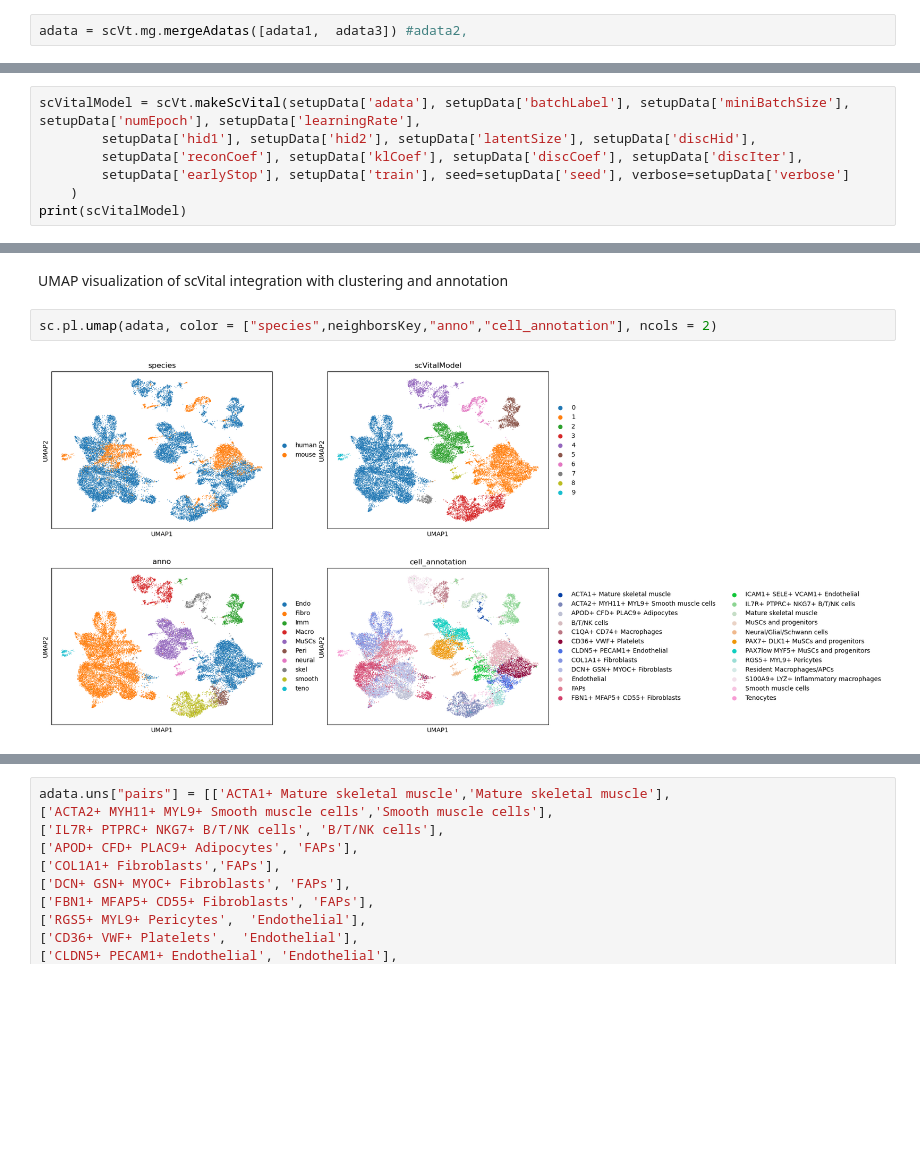
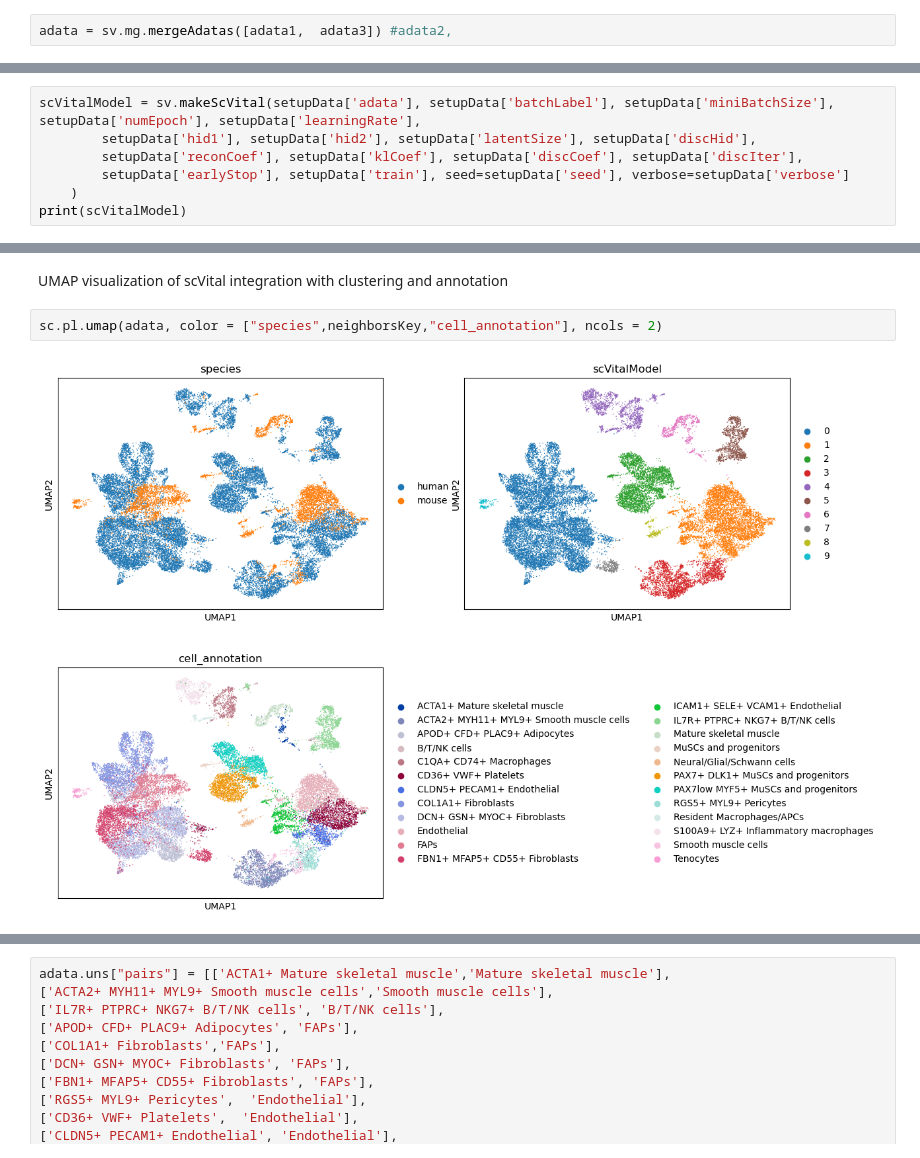
Before and after one commit to j-rub/scVital, a Jupyter notebook: vignettes/tutorial.ipynb, the cells around one changed output, grey strips where cells are left out. Drawn from its saved outputs; the diff is of its cells as text; blank space fills up the shorter version.

```diff
--- a/vignettes/tutorial.ipynb
+++ b/vignettes/tutorial.ipynb
@@ -44,4 +81,4 @@ merge adata objects with scVital.mg
 # %%
-adata = scVt.mg.mergeAdatas([adata1,  adata3]) #adata2,
+adata = sv.mg.mergeAdatas([adata1,  adata3]) #adata2,
 # %% [markdown]
 ## Find Highly Variable Genes
@@ -111,5 +170,5 @@ create the scVital model with the input adata
 # %%
-scVitalModel = scVt.makeScVital(setupData['adata'], setupData['batchLabel'], setupData['miniBatchSize'], setupData['numEpoch'], setupData['learningRate'],
+scVitalModel = sv.makeScVital(setupData['adata'], setupData['batchLabel'], setupData['miniBatchSize'], setupData['numEpoch'], setupData['learningRate'],
         setupData['hid1'], setupData['hid2'], setupData['latentSize'], setupData['discHid'],
         setupData['reconCoef'], setupData['klCoef'], setupData['discCoef'], setupData['discIter'],
         setupData['earlyStop'], setupData['train'], seed=setupData['seed'], verbose=setupData['verbose']
@@ -226,6 +282,6 @@ adata.obs["anno"]=pd.Categorical([ct if pd.isna(ct) else annoDict[ct] for ct in
 # %% [markdown]
 UMAP visualization of scVital integration with clustering and annotation
 # %%
-sc.pl.umap(adata, color = ["species",neighborsKey,"anno","cell_annotation"], ncols = 2)
+sc.pl.umap(adata, color = ["species",neighborsKey,"cell_annotation"], ncols = 2)
 # %% [output]
-[figure, old version]
+[figure, new version]
```
Also changed, not shown: parts of 32 cells of this notebook, 3 other files.
